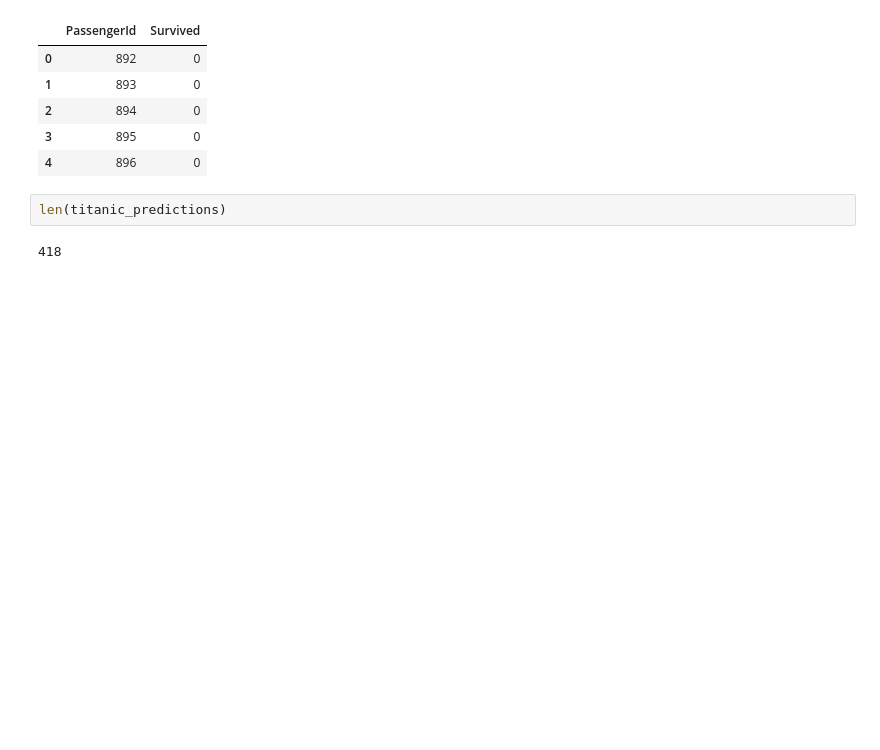
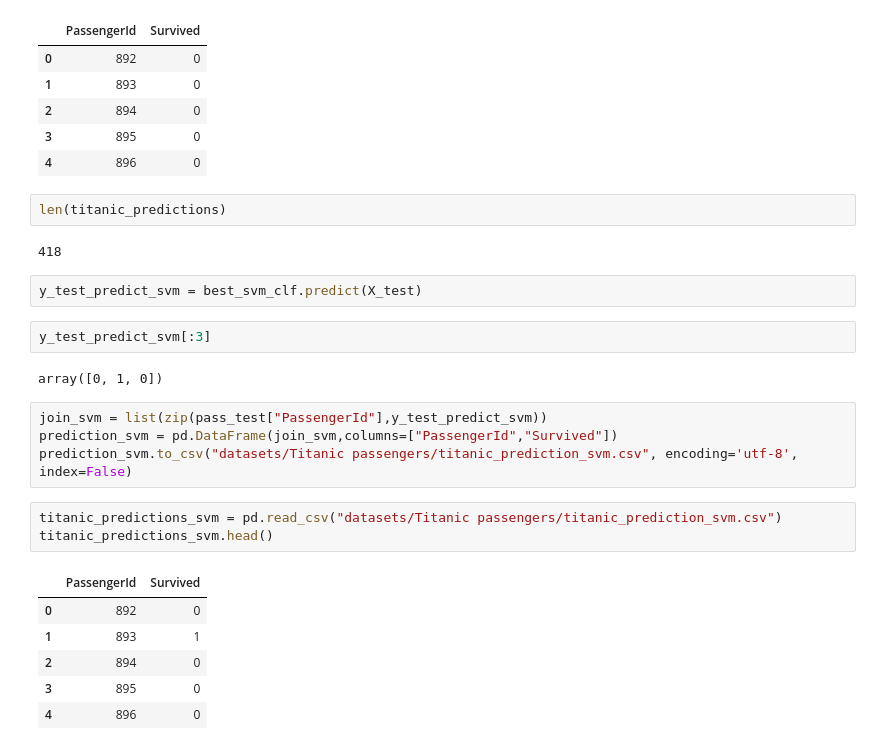
Before and after one commit to benjamin-assel/Deep-learning, a Jupyter notebook: Titanic survivors.ipynb, the cells around one changed output. Drawn from its saved outputs; the diff is of its cells as text; blank space fills up the shorter version.

```diff
--- a/Titanic survivors.ipynb
+++ b/Titanic survivors.ipynb
@@ -512,3 +562,23 @@ titanic_predictions.head()
 len(titanic_predictions)
 # %% [output]
 418
+# %%
+y_test_predict_svm = best_svm_clf.predict(X_test)
+# %%
+y_test_predict_svm[:3]
+# %% [output]
+array([0, 1, 0])
+# %%
+join_svm = list(zip(pass_test["PassengerId"],y_test_predict_svm))
+prediction_svm = pd.DataFrame(join_svm,columns=["PassengerId","Survived"])
+prediction_svm.to_csv("datasets/Titanic passengers/titanic_prediction_svm.csv", encoding='utf-8', index=False)
+# %%
+titanic_predictions_svm = pd.read_csv("datasets/Titanic passengers/titanic_prediction_svm.csv")
+titanic_predictions_svm.head()
+# %% [output]
+|  | PassengerId | Survived |
+| 0 | 892 | 0 |
+| 1 | 893 | 1 |
+| 2 | 894 | 0 |
+| 3 | 895 | 0 |
+| 4 | 896 | 0 |
```
Also changed, not shown: parts of 8 cells of this notebook.
